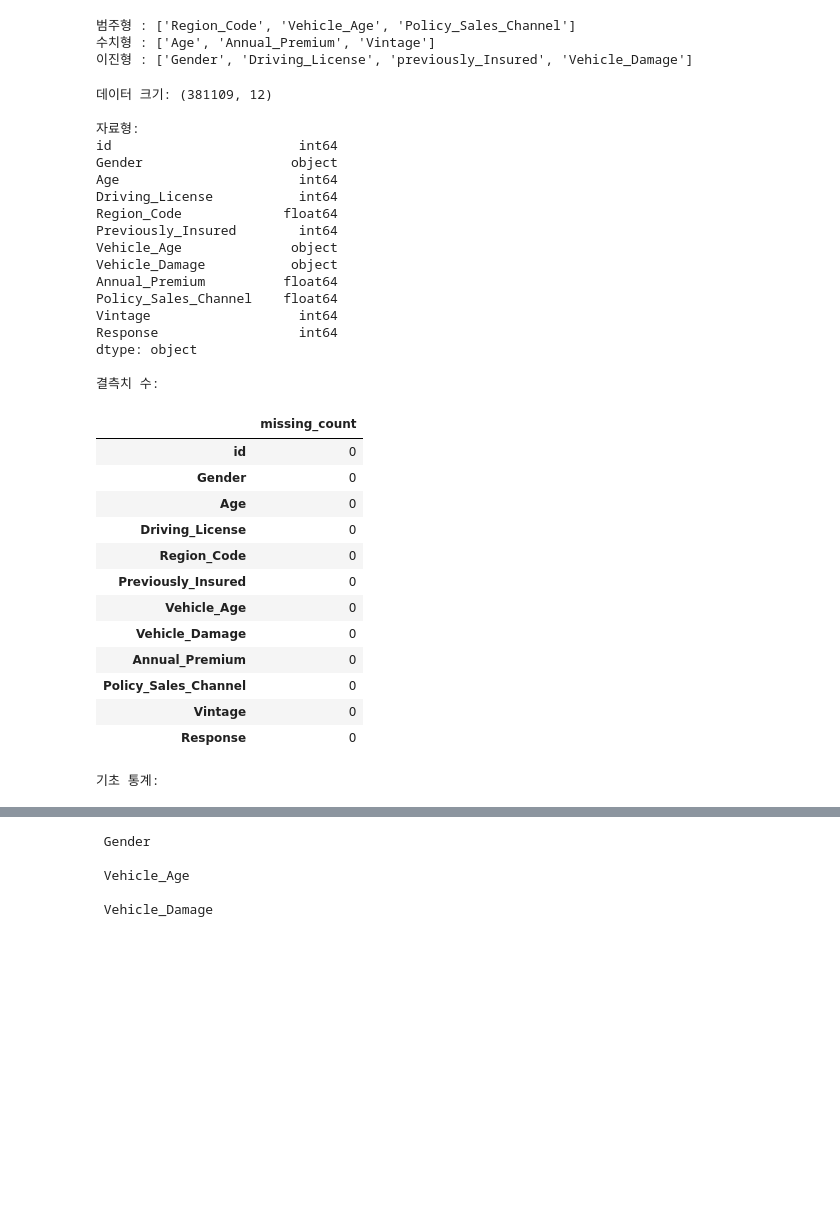
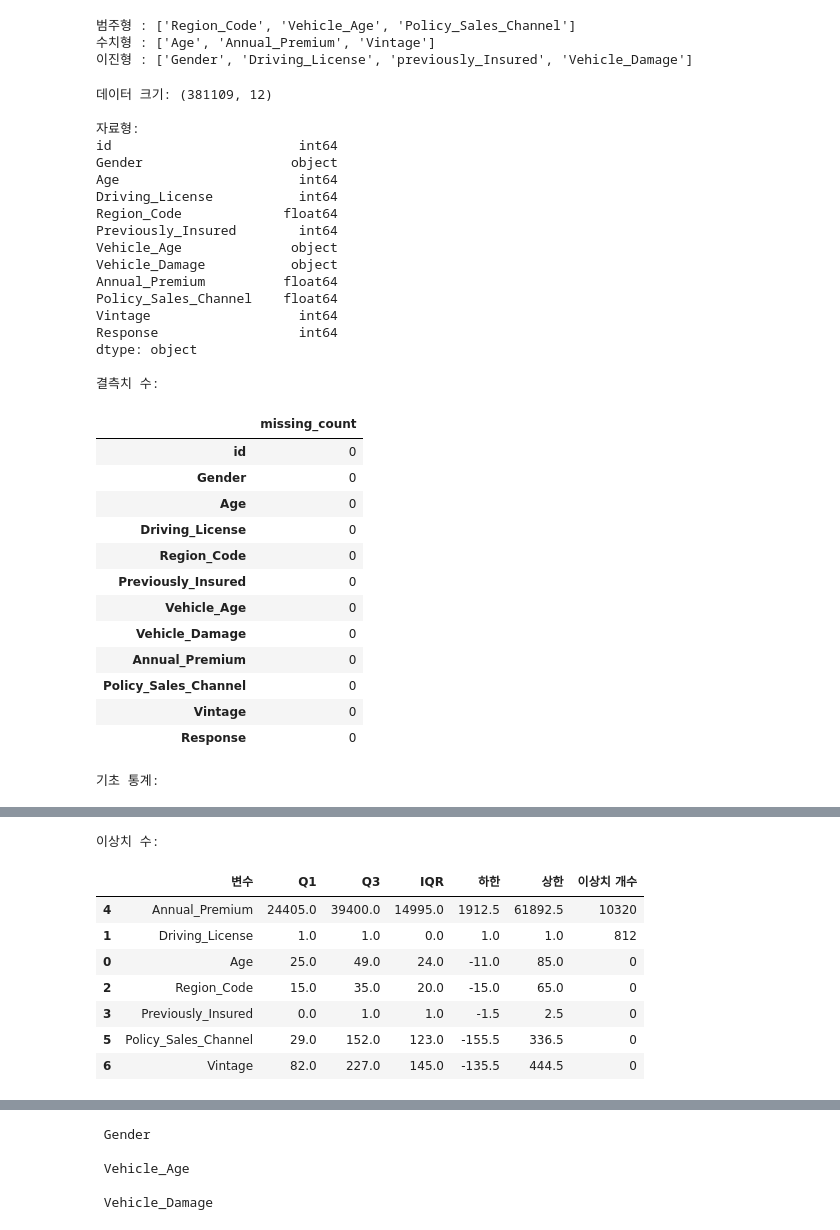
Before and after one commit to zzengmo/18_ML_03, a Jupyter notebook: 서우상/procject1.ipynb, the cells around one changed output, grey strips where cells are left out. Drawn from its saved outputs; the diff is of its cells as text; code cells hidden in the pictures; blank space fills up the shorter version.

```diff
--- a/서우상/procject1.ipynb
+++ b/서우상/procject1.ipynb
@@ -134,8 +134,38 @@ print("\n자료형:")
 print(train.dtypes)
 print("\n결측치 수:")
 display(train.isnull().sum().to_frame("missing_count"))
-print("\n기초 통계:")   # 필요한지 확인
+print("\n기초 통계:")
 display(train.describe().T)
+# IQR을 이용한 이상치 탐색
+
+numeric_columns = X.select_dtypes(include=["number"]).columns
+
+outlier_results = []
+
+for column in numeric_columns:
+    Q1 = X[column].quantile(0.25)
+    Q3 = X[column].quantile(0.75)
+    IQR = Q3 - Q1
+
+    lower = Q1 - 1.5 * IQR
+    upper = Q3 + 1.5 * IQR
+
+    outlier_count = ((X[column] < lower) | (X[column] > upper)).sum()
+
+    outlier_results.append({
+        "변수": column,
+        "Q1": Q1,
+        "Q3": Q3,
+        "IQR": IQR,
+        "하한": lower,
+        "상한": upper,
+        "이상치 개수": outlier_count
+    })
+
+print("\n이상치 수:" )
+outlier_df = pd.DataFrame(outlier_results)
+
+display(outlier_df.sort_values("이상치 개수", ascending=False))
 # %% [output]
 데이터 크기: (381109, 12)
 
@@ -152,30 +182,39 @@ Annual_Premium          float64
 Policy_Sales_Channel    float64
 Vintage                   int64
 Response                  int64
 dtype: object
 
 결측치 수:
 |  | missing_count |
 | id | 0 |
 | Gender | 0 |
 | Age | 0 |
 | Driving_License | 0 |
 | Region_Code | 0 |
 | Previously_Insured | 0 |
 | Vehicle_Age | 0 |
 | Vehicle_Damage | 0 |
 | Annual_Premium | 0 |
 | Policy_Sales_Channel | 0 |
 | Vintage | 0 |
 | Response | 0 |
 기초 통계:
 |  | count | mean | std | min | 25% | 50% | 75% | max |
 | id | 381109.0 | 190555.000000 | 110016.836208 | 1.0 | 95278.0 | 190555.0 | 285832.0 | 381109.0 |
 | Age | 381109.0 | 38.822584 | 15.511611 | 20.0 | 25.0 | 36.0 | 49.0 | 85.0 |
 | Driving_License | 381109.0 | 0.997869 | 0.046110 | 0.0 | 1.0 | 1.0 | 1.0 | 1.0 |
 | Region_Code | 381109.0 | 26.388807 | 13.229888 | 0.0 | 15.0 | 28.0 | 35.0 | 52.0 |
 | Previously_Insured | 381109.0 | 0.458210 | 0.498251 | 0.0 | 0.0 | 0.0 | 1.0 | 1.0 |
 | Annual_Premium | 381109.0 | 30564.389581 | 17213.155057 | 2630.0 | 24405.0 | 31669.0 | 39400.0 | 540165.0 |
 | Policy_Sales_Channel | 381109.0 | 112.034295 | 54.203995 | 1.0 | 29.0 | 133.0 | 152.0 | 163.0 |
 | Vintage | 381109.0 | 154.347397 | 83.671304 | 10.0 | 82.0 | 154.0 | 227.0 | 299.0 |
 | Response | 381109.0 | 0.122563 | 0.327936 | 0.0 | 0.0 | 0.0 | 0.0 | 1.0 |
+이상치 수:
+|  | 변수 | Q1 | Q3 | IQR | 하한 | 상한 | 이상치 개수 |
+| 4 | Annual_Premium | 24405.0 | 39400.0 | 14995.0 | 1912.5 | 61892.5 | 10320 |
+| 1 | Driving_License | 1.0 | 1.0 | 0.0 | 1.0 | 1.0 | 812 |
+| 0 | Age | 25.0 | 49.0 | 24.0 | -11.0 | 85.0 | 0 |
+| 2 | Region_Code | 15.0 | 35.0 | 20.0 | -15.0 | 65.0 | 0 |
+| 3 | Previously_Insured | 0.0 | 1.0 | 1.0 | -1.5 | 2.5 | 0 |
+| 5 | Policy_Sales_Channel | 29.0 | 152.0 | 123.0 | -155.5 | 336.5 | 0 |
+| 6 | Vintage | 82.0 | 227.0 | 145.0 | -135.5 | 444.5 | 0 |
```
Also changed, not shown: parts of 4 cells of this notebook.
